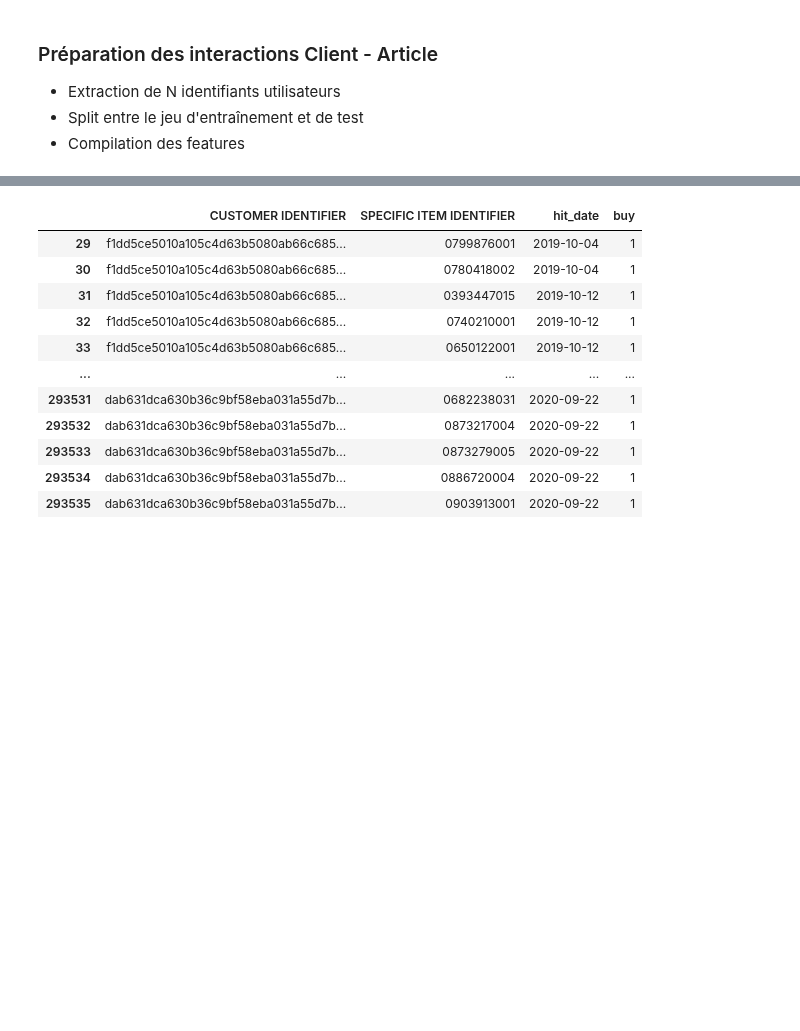
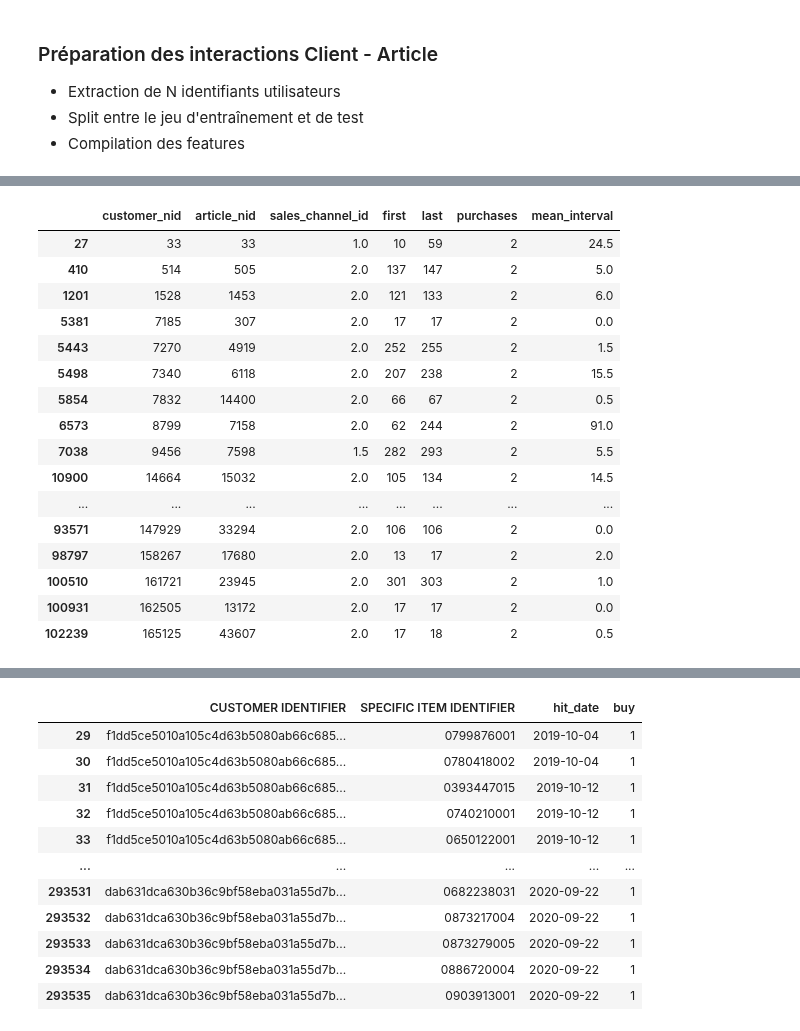
Before and after one commit to treb93/pyhm, a Jupyter notebook: prepare_gnn_data.ipynb, the cells around one changed output, grey strips where cells are left out. Saved outputs shown, nothing was run; the diff lists cells and outputs as text; code cells hidden in the pictures; blank space fills up the shorter version.

```diff
--- a/prepare_gnn_data.ipynb
+++ b/prepare_gnn_data.ipynb
@@ -28,0 +38,49 @@ OverflowError: Python int too large to convert to C long
+# %%
+# Only process concerned articles.
+article_id = pd.Series(transactions.article_id.unique()).rename('article_id')
+articles = articles.merge(article_id, on = 'article_id', how = 'right')
+# %%
+# Change indexes and save memory
+articles = articles.reset_index().rename({"index": "article_nid"}, axis = 1)
+customers = customers.reset_index().rename({"index": "customer_nid"}, axis = 1)
+
+articles['article_nid'] = articles['article_nid'].astype('int32')
+customers['customer_nid'] = customers['customer_nid'].astype('int32')
+# %%
+# Update edge lists with new IDs and validation set Tag.
+old_purchases = old_purchases.merge(articles[['article_id', 'article_nid']], on = 'article_id', how = 'left')
+old_purchases = old_purchases.merge(customers[['customer_id', 'customer_nid', 'validation_set']], on = 'customer_id', how = 'left')
+
+purchases_to_predict = purchases_to_predict.merge(articles[['article_id', 'article_nid']], on = 'article_id', how = 'left')
+purchases_to_predict = purchases_to_predict.merge(customers[['customer_id', 'customer_nid', 'validation_set']], on = 'customer_id', how = 'left')
+# %%
+old_purchases['day_number'] = (old_purchases['t_dat'].max() - old_purchases['t_dat'] ).dt.days
+
+old_purchases = old_purchases.groupby(['customer_nid', 'article_nid'], as_index = False).agg(
+    sales_channel_id = ('sales_channel_id', 'mean'),
+    first = ('day_number', 'min'),
+    last = ('day_number', 'max'),
+    purchases = ('article_nid', 'count'),
+)
+
+old_purchases['mean_interval'] = ((old_purchases['last'] - old_purchases['first']) / old_purchases['purchases']).astype("int32")
+# %%
+old_purchases[old_purchases['purchases'] > 1]
+# %% [output]
+|  | customer_nid | article_nid | sales_channel_id | first | last | purchases | mean_interval |
+| 27 | 33 | 33 | 1.0 | 10 | 59 | 2 | 24.5 |
+| 410 | 514 | 505 | 2.0 | 137 | 147 | 2 | 5.0 |
+| 1201 | 1528 | 1453 | 2.0 | 121 | 133 | 2 | 6.0 |
+| 5381 | 7185 | 307 | 2.0 | 17 | 17 | 2 | 0.0 |
+| 5443 | 7270 | 4919 | 2.0 | 252 | 255 | 2 | 1.5 |
+| 5498 | 7340 | 6118 | 2.0 | 207 | 238 | 2 | 15.5 |
+| 5854 | 7832 | 14400 | 2.0 | 66 | 67 | 2 | 0.5 |
+| 6573 | 8799 | 7158 | 2.0 | 62 | 244 | 2 | 91.0 |
+| 7038 | 9456 | 7598 | 1.5 | 282 | 293 | 2 | 5.5 |
+| 10900 | 14664 | 15032 | 2.0 | 105 | 134 | 2 | 14.5 |
+| ... | ... | ... | ... | ... | ... | ... | ... |
+| 93571 | 147929 | 33294 | 2.0 | 106 | 106 | 2 | 0.0 |
+| 98797 | 158267 | 17680 | 2.0 | 13 | 17 | 2 | 2.0 |
+| 100510 | 161721 | 23945 | 2.0 | 301 | 303 | 2 | 1.0 |
+| 100931 | 162505 | 13172 | 2.0 | 17 | 17 | 2 | 0.0 |
+| 102239 | 165125 | 43607 | 2.0 | 17 | 18 | 2 | 0.5 |
```
Also changed, not shown: parts of 14 cells of this notebook, 18 other files.
